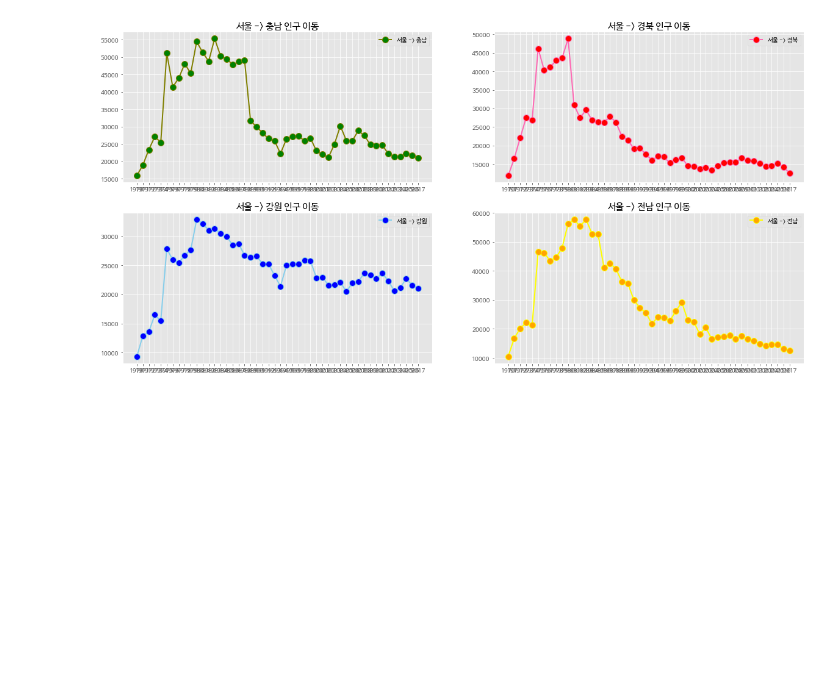
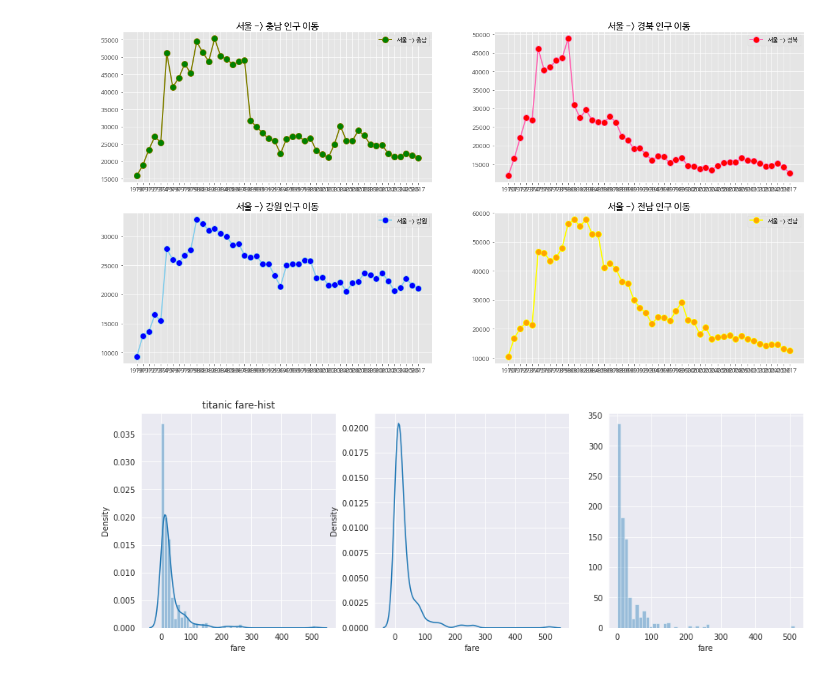
Before and after one commit to ldhml/Bigdata, a Jupyter notebook: bigdata.ipynb, the cells around one changed output. Cells and saved outputs as stored; diff of their text form; code cells hidden in the pictures; blank space fills up the shorter version.

```diff
--- a/bigdata.ipynb
+++ b/bigdata.ipynb
@@ -1823,3 +1823,27 @@ ax4.set_title('서울 -> 전남 인구 이동', size = 15)
 plt.show()
 # %% [output]
 [figure]
+# %%
+import matplotlib.pyplot as plt
+import seaborn as sns
+
+titanic=sns.load_dataset('titanic')
+
+sns.set_style('darkgrid')
+
+fig=plt.figure(figsize=(15,5))
+ax1=fig.add_subplot(1,3,1)
+ax2=fig.add_subplot(1,3,2)
+ax3=fig.add_subplot(1,3,3)
+
+sns.distplot(titanic['fare'],ax=ax1)
+sns.distplot(titanic['fare'],hist=False,ax=ax2)
+sns.distplot(titanic['fare'],kde=False,ax=ax3)
+
+ax1.set_title('titanic fare-hist/ked')
+ax1.set_title('titanic fare-ked')
+ax1.set_title('titanic fare-hist')
+
+plt.show()
+# %% [output]
+[figure, added]
```
Also changed, not shown: parts of 5 cells of this notebook.
